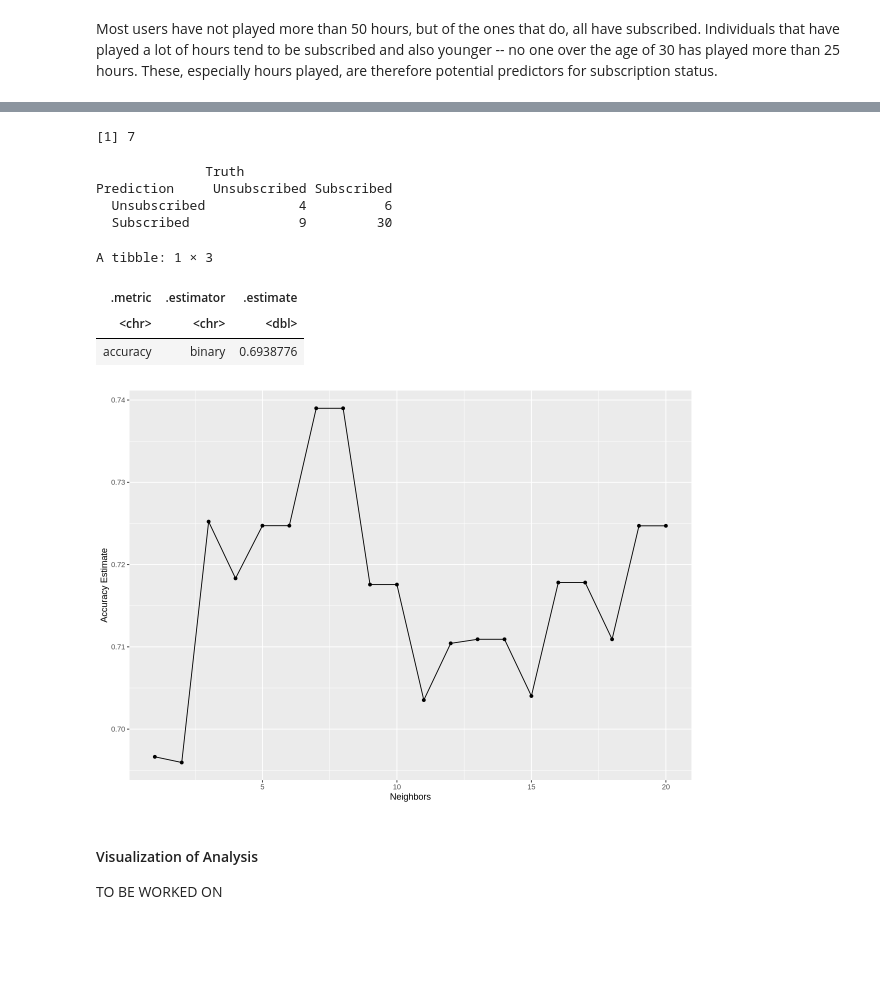
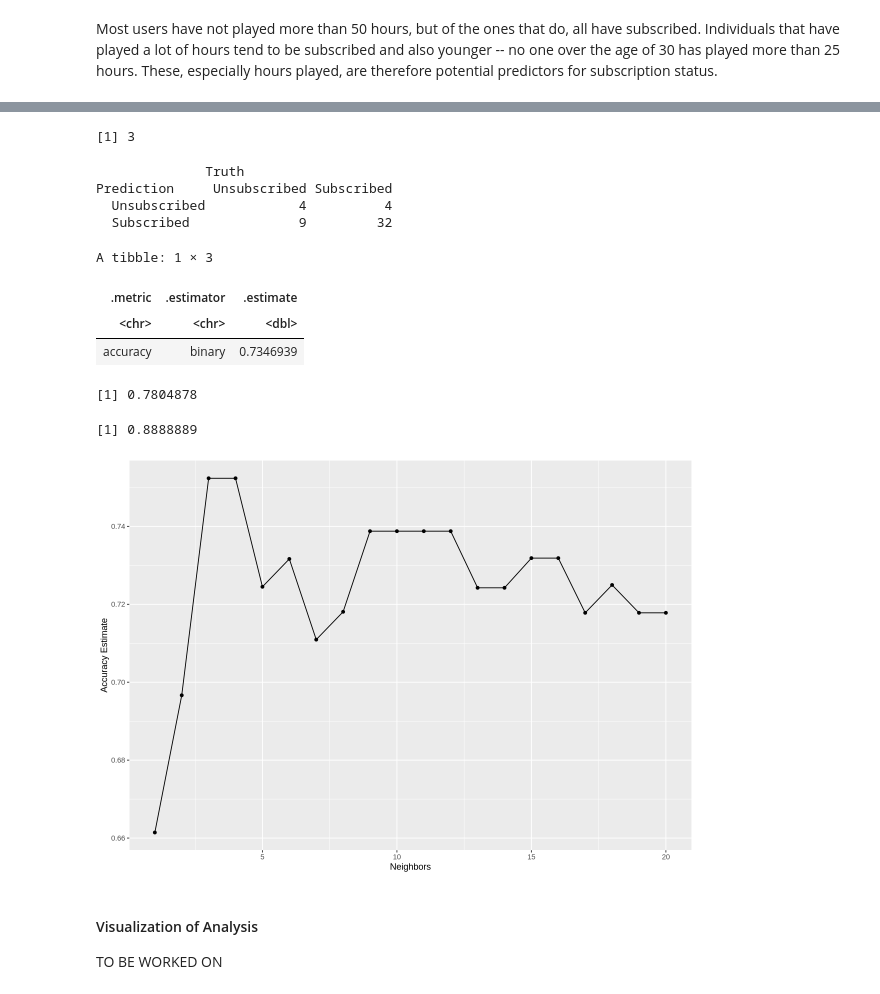
Before and after one commit to katelynteng/group_2_final_project, a Jupyter notebook: group_2_final_project.ipynb, the cells around one changed output, grey strips where cells are left out. Cells and saved outputs as stored; diff of their text form; code cells hidden in the pictures; blank space fills up the shorter version.

```diff
--- a/group_2_final_project.ipynb
+++ b/group_2_final_project.ipynb
@@ -221,4 +221,5 @@ Steps for data analysis:
 # %%
+set.seed(1000)
 options(repr.plot.width = 10)
 
 #Step 1: Clean and standardize.
@@ -270,40 +271,49 @@ accuracy_versus_k <- ggplot(accuracies, aes(x = neighbors, y = mean))+
       labs(x = "Neighbors", y = "Accuracy Estimate")
 accuracy_versus_k
 #Step 5: Evaluation:
 
 #New model with the best K.
 players_spec <- nearest_neighbor(weight_func = "rectangular", neighbors = best_k) |>
 set_engine("kknn") |>
 set_mode("classification")
 
 players_fit <- workflow() |>
 add_recipe(players_recipe) |>
 add_model(players_spec) |>
 fit(data = players_train)
 
 player_predictions <- predict(players_fit, new_data = players_test) |>
     bind_cols(players_test)
 
 #Creating a confusion matric to show the predictions of the test dataset.
 conf_mat <- conf_mat(player_predictions, truth = subscribe, estimate = .pred_class)
 conf_mat
 
 #Using new model to predice accuracy of the test dataset.
 player_metrics <- player_predictions |>
-metrics(truth = subscribe, estimate = .pred_class) |>
-filter(.metric == "accuracy")
+    metrics(truth = subscribe, estimate = .pred_class) |>
+    filter(.metric == "accuracy")
 player_metrics
+
+#Calculating precision and recall
+precision <- 32/(32+9)
+precision
+
+recall <- 32/(32+4)
+recall
 # %% [output]
-[1] 7
+[1] 3
               Truth
 Prediction     Unsubscribed Subscribed
-  Unsubscribed            4          6
-  Subscribed              9         30
+  Unsubscribed            4          4
+  Subscribed              9         32
 A tibble: 1 × 3
 | .metric | .estimator | .estimate |
 | <chr> | <chr> | <dbl> |
-| accuracy | binary | 0.6938776 |
+| accuracy | binary | 0.7346939 |
+[1] 0.7804878
+[1] 0.8888889
-[figure, old version]
+[figure, new version]
 # %% [markdown]
 #### Visualization of Analysis
 
```
Also changed, not shown: parts of 9 cells of this notebook.
